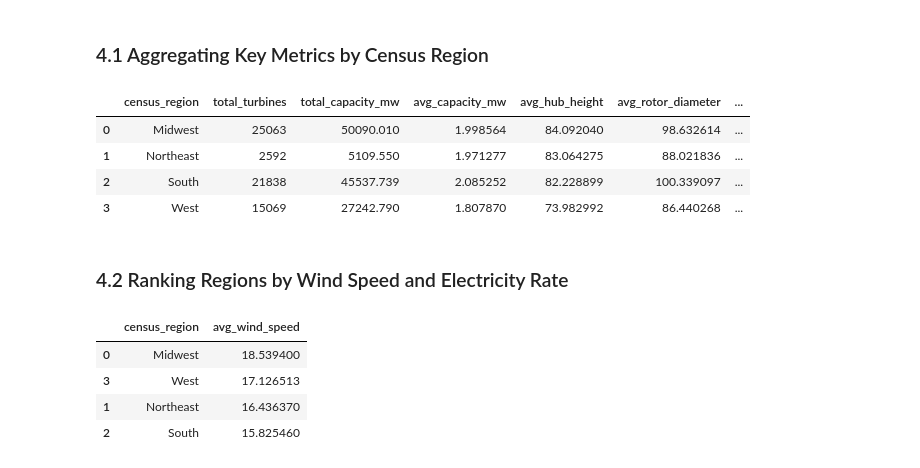
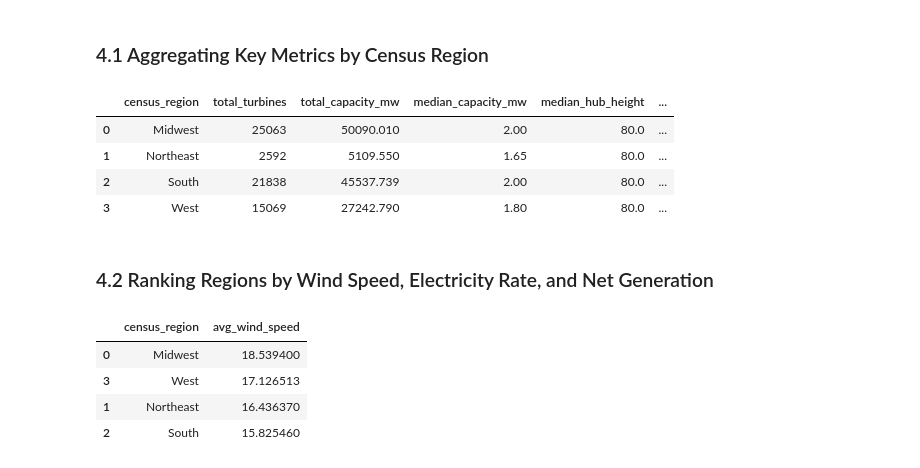
Before and after one commit to hawraalawi/project_2, a Jupyter notebook: Code/EDA_Report_Template.ipynb, the cells around one changed output. Drawn from its saved outputs; the diff is of its cells as text; code cells hidden in the pictures.

```diff
--- a/Code/EDA_Report_Template.ipynb
+++ b/Code/EDA_Report_Template.ipynb
@@ -349,6 +351,10 @@ dtype: int64
 # %%
 #drop duplicated columns after merging)
 wt_copy = wt_copy.drop(columns=['state', 'State_x', 'State_y' ], errors='ignore')
+# %%
+# drop columns with no analytical value for this project (external reference IDs + image metadata)
+cols_to_drop = ['faa_ors', 'faa_asn', 'usgs_pr_id', 'eia_id', 't_img_date', 't_img_srce']
+wt_copy = wt_copy.drop(columns=cols_to_drop)
 # %%
 wt_copy.duplicated().sum()
 # %% [output]
@@ -390,6 +396,13 @@ Name: count, dtype: int64
 map_manu = {
     'Gamesa': 'Siemens',
     'Siemens Gamesa Renewable Energy': 'Siemens',
-    'Goldwind Americas': 'Goldwind'
+    'Bonus': 'Siemens',
+    'Goldwind Americas': 'Goldwind',
+    'NEG Micon': 'Micon',
+    'REpower': 'Suzlon',
+    'Alstom': 'GE Wind',
+    'Zond': 'GE Wind',
+    'Enron': 'GE Wind'
 }
+
 wt_copy['t_manu'] = wt_copy['t_manu'].str.strip().replace(map_manu)
@@ -434,0 +471,11 @@ dtype: int64
+# %%
+BASE_CAPACITY_FACTOR = 0.346   # US national average capacity factor (DOE/EPA, 2023)
+
+national_avg_wind_power = wt_copy['wind_power_328ft'].mean()
+
+wt_copy['capacity_factor_est'] = BASE_CAPACITY_FACTOR * (wt_copy['wind_power_328ft'] / national_avg_wind_power)
+wt_copy['capacity_factor_est'] = wt_copy['capacity_factor_est'].clip(upper=0.50)  # realistic cap, turbines don't exceed ~50% CF
+
+wt_copy['net_gen_mwh'] = wt_copy['t_cap_mw'] * wt_copy['capacity_factor_est'] * 8760
+
+wt_copy.head()
@@ -444,24 +522,28 @@ wt_copy.to_csv('../Data/wind_turbines_clean.csv', index=False)
 # %%
 region_summary = wt_copy.groupby('census_region').agg(
     total_turbines=('case_id', 'count'),
     total_capacity_mw=('t_cap_mw', 'sum'),
-    avg_capacity_mw=('t_cap_mw', 'mean'),
-    avg_hub_height=('t_hh', 'mean'),
-    avg_rotor_diameter=('t_rd', 'mean'),
+    median_capacity_mw=('t_cap_mw', 'median'),
+    median_hub_height=('t_hh', 'median'),
+    median_rotor_diameter=('t_rd', 'median'),
     avg_wind_speed=('avg_wind_speed_mph', 'mean'),
     avg_electricity_rate=('rate_average', 'mean'),
-    avg_electricity_bill=('bill_average', 'mean')
+    avg_electricity_bill=('bill_average', 'mean'),
+    median_net_generation_mwh=('net_gen_mwh', 'median'),
+    total_net_generation_mwh=('net_gen_mwh', 'sum'),
+    median_wind_power=('wind_power_328ft', 'median')
+
 ).reset_index()
 
 region_summary
 # %% [output]
-|  | census_region | total_turbines | total_capacity_mw | avg_capacity_mw | avg_hub_height | avg_rotor_diameter | ... |
-| 0 | Midwest | 25063 | 50090.010 | 1.998564 | 84.092040 | 98.632614 | ... |
-| 1 | Northeast | 2592 | 5109.550 | 1.971277 | 83.064275 | 88.021836 | ... |
-| 2 | South | 21838 | 45537.739 | 2.085252 | 82.228899 | 100.339097 | ... |
-| 3 | West | 15069 | 27242.790 | 1.807870 | 73.982992 | 86.440268 | ... |
+|  | census_region | total_turbines | total_capacity_mw | median_capacity_mw | median_hub_height | ... |
+| 0 | Midwest | 25063 | 50090.010 | 2.00 | 80.0 | ... |
+| 1 | Northeast | 2592 | 5109.550 | 1.65 | 80.0 | ... |
+| 2 | South | 21838 | 45537.739 | 2.00 | 80.0 | ... |
+| 3 | West | 15069 | 27242.790 | 1.80 | 80.0 | ... |
 # %% [markdown]
-### 4.2 Ranking Regions by Wind Speed and Electricity Rate
+### 4.2 Ranking Regions by Wind Speed, Electricity Rate, and Net Generation
 # %%
 # sort by wind speed to see ranking
 region_summary.sort_values('avg_wind_speed', ascending=False)[['census_region', 'avg_wind_speed']]
```
Also changed, not shown: parts of 24 cells of this notebook, 5 other files.
